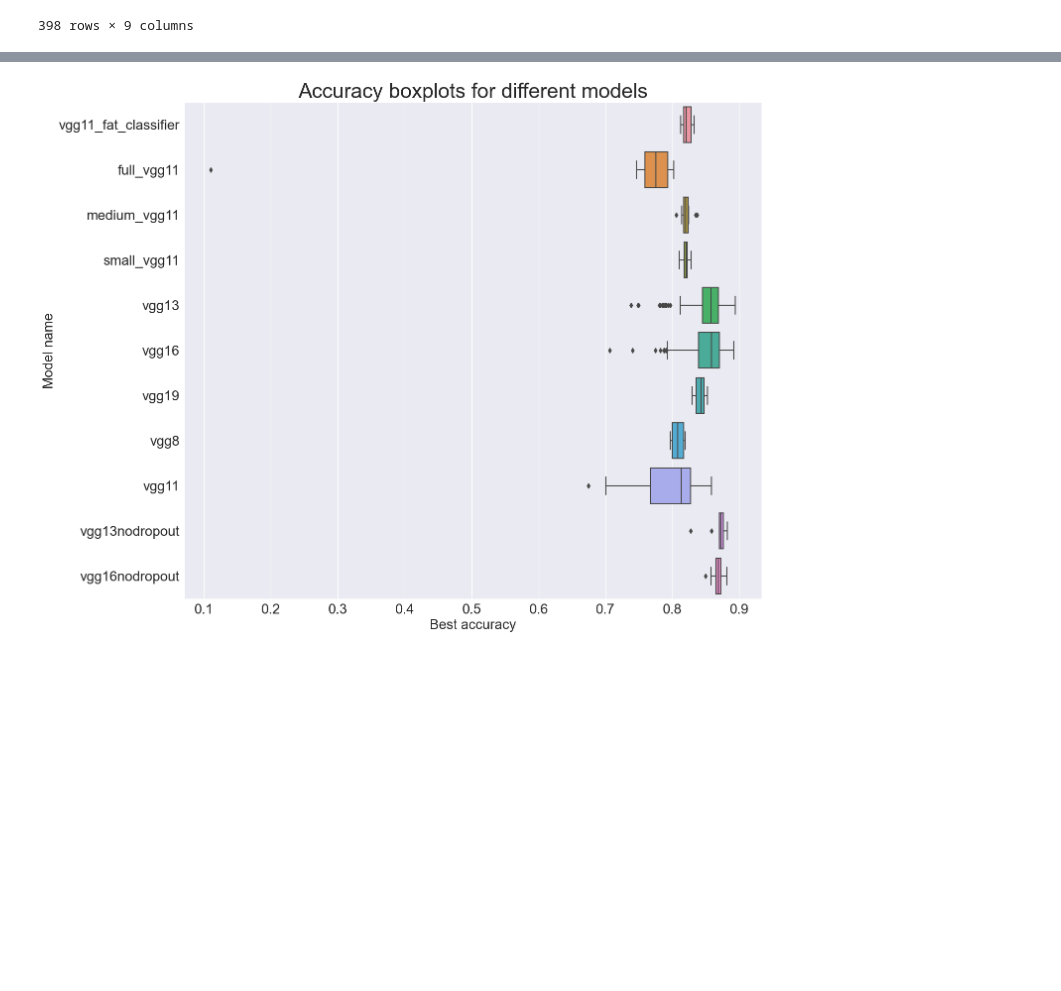
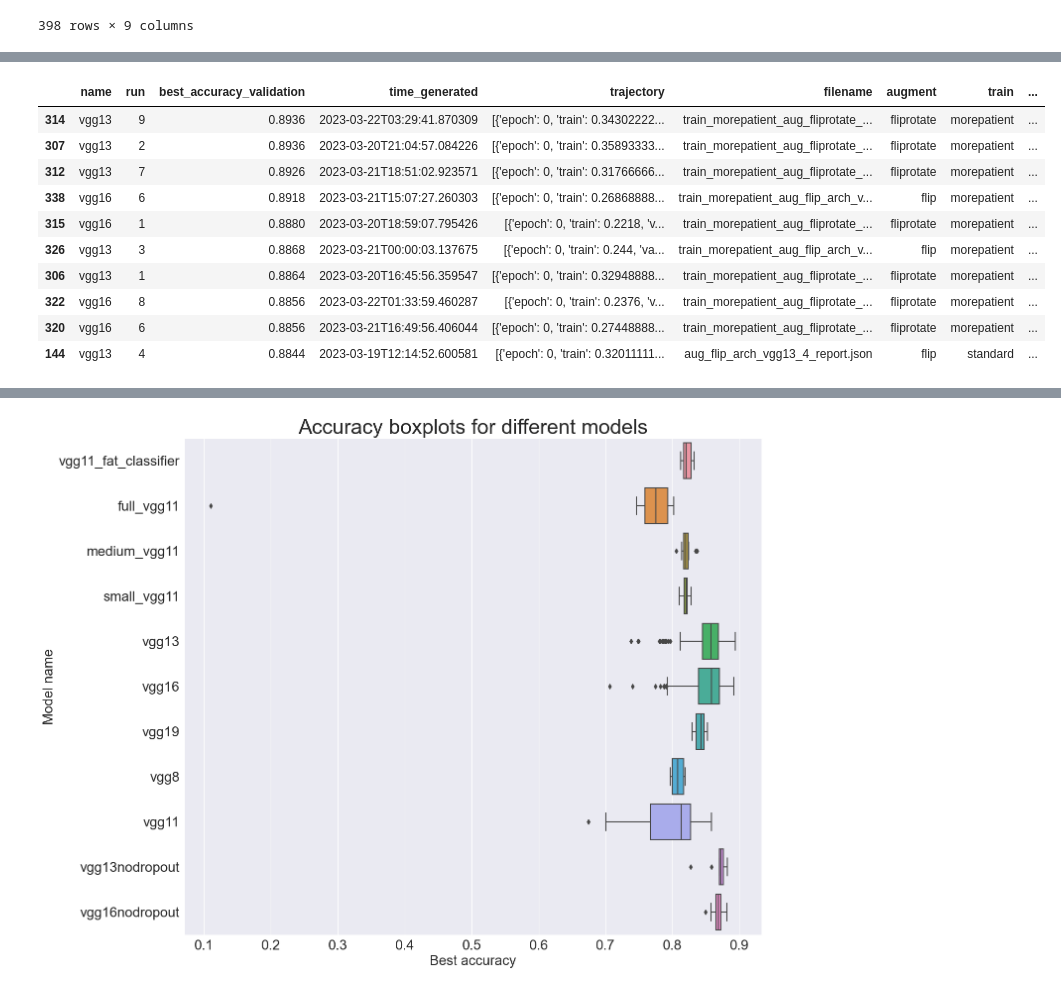
Before and after one commit to jakfol1217/DeepLearning, a Jupyter notebook: Project1/Experiment Analysis.ipynb, the cells around one changed output, grey strips where cells are left out. Cells and saved outputs as stored; diff of their text form; code cells hidden in the pictures; blank space fills up the shorter version.

```diff
--- a/Project1/Experiment Analysis.ipynb
+++ b/Project1/Experiment Analysis.ipynb
@@ -45,3 +54,17 @@ top5_models = res_df.sort_values("best_accuracy_validation", ascending=False).he
+# %%
+top10_models
+# %% [output]
+|  | name | run | best_accuracy_validation | time_generated | trajectory | filename | augment | train | ... |
+| 314 | vgg13 | 9 | 0.8936 | 2023-03-22T03:29:41.870309 | [{'epoch': 0, 'train': 0.34302222... | train_morepatient_aug_fliprotate_... | fliprotate | morepatient | ... |
+| 307 | vgg13 | 2 | 0.8936 | 2023-03-20T21:04:57.084226 | [{'epoch': 0, 'train': 0.35893333... | train_morepatient_aug_fliprotate_... | fliprotate | morepatient | ... |
+| 312 | vgg13 | 7 | 0.8926 | 2023-03-21T18:51:02.923571 | [{'epoch': 0, 'train': 0.31766666... | train_morepatient_aug_fliprotate_... | fliprotate | morepatient | ... |
+| 338 | vgg16 | 6 | 0.8918 | 2023-03-21T15:07:27.260303 | [{'epoch': 0, 'train': 0.26868888... | train_morepatient_aug_flip_arch_v... | flip | morepatient | ... |
+| 315 | vgg16 | 1 | 0.8880 | 2023-03-20T18:59:07.795426 | [{'epoch': 0, 'train': 0.2218, 'v... | train_morepatient_aug_fliprotate_... | fliprotate | morepatient | ... |
+| 326 | vgg13 | 3 | 0.8868 | 2023-03-21T00:00:03.137675 | [{'epoch': 0, 'train': 0.244, 'va... | train_morepatient_aug_flip_arch_v... | flip | morepatient | ... |
+| 306 | vgg13 | 1 | 0.8864 | 2023-03-20T16:45:56.359547 | [{'epoch': 0, 'train': 0.32948888... | train_morepatient_aug_fliprotate_... | fliprotate | morepatient | ... |
+| 322 | vgg16 | 8 | 0.8856 | 2023-03-22T01:33:59.460287 | [{'epoch': 0, 'train': 0.2376, 'v... | train_morepatient_aug_fliprotate_... | fliprotate | morepatient | ... |
+| 320 | vgg16 | 6 | 0.8856 | 2023-03-21T16:49:56.406044 | [{'epoch': 0, 'train': 0.27448888... | train_morepatient_aug_fliprotate_... | fliprotate | morepatient | ... |
+| 144 | vgg13 | 4 | 0.8844 | 2023-03-19T12:14:52.600581 | [{'epoch': 0, 'train': 0.32011111... | aug_flip_arch_vgg13_4_report.json | flip | standard | ... |
 # %%
 res_df
 # %% [output]
```
Also changed, not shown: parts of 1 cell of this notebook, 1 other file.
